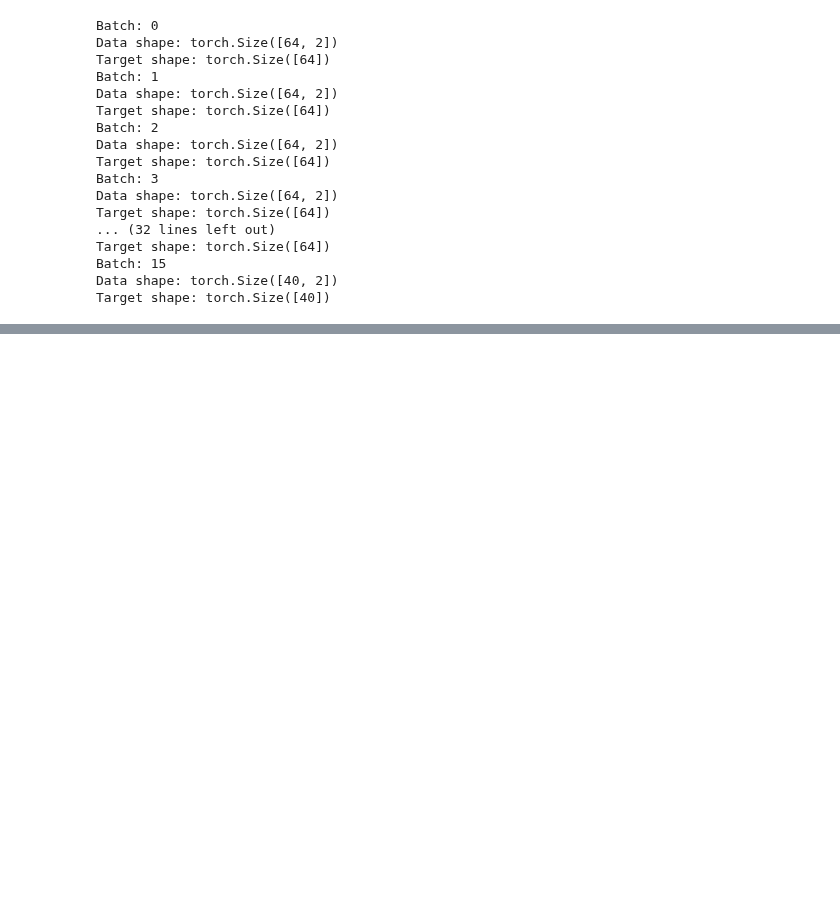
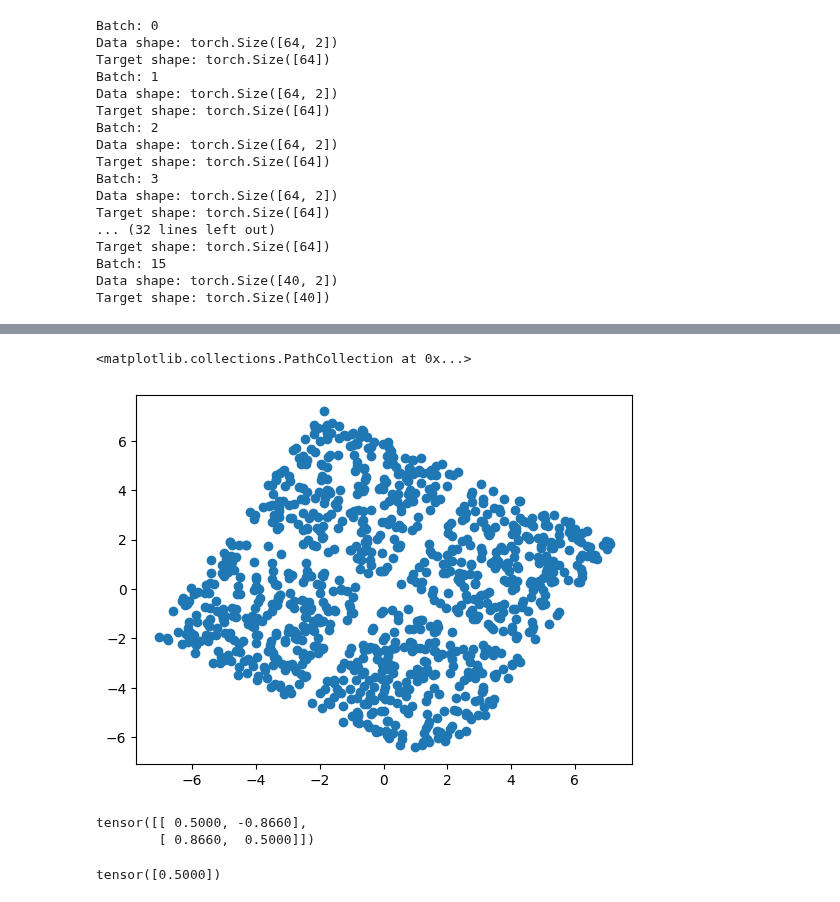
Before and after one commit to tayfununal/PyTorch, a Jupyter notebook: rot_2_dim_autoencoder.ipynb, the cells around one changed output, grey strips where cells are left out. Cells and saved outputs as stored; diff of their text form; code cells hidden in the pictures; blank space fills up the shorter version.

```diff
--- a/rot_2_dim_autoencoder.ipynb
+++ b/rot_2_dim_autoencoder.ipynb
@@ -217,0 +239,15 @@ plt.scatter(sonuc[:,0].detach().numpy(), sonuc[:,1].detach().numpy())
+# %%
+plt.scatter(s.data[:,0].detach().numpy(), s.data[:,1].detach().numpy())
+# %% [output]
+<matplotlib.collections.PathCollection at 0x...>
+[figure, added]
+# %%
+torch.tensor([[torch.cos(torch.tensor([torch.pi/3])), -torch.sin(torch.tensor([torch.pi/3]))],
+                                [torch.sin(torch.tensor([torch.pi/3])), torch.cos(torch.tensor([torch.pi/3]))]])
+# %% [output]
+tensor([[ 0.5000, -0.8660],
+        [ 0.8660,  0.5000]])
+# %%
+torch.cos(torch.tensor([torch.pi/3]))
+# %% [output]
+tensor([0.5000])
```
Also changed, not shown: parts of 11 cells of this notebook.
